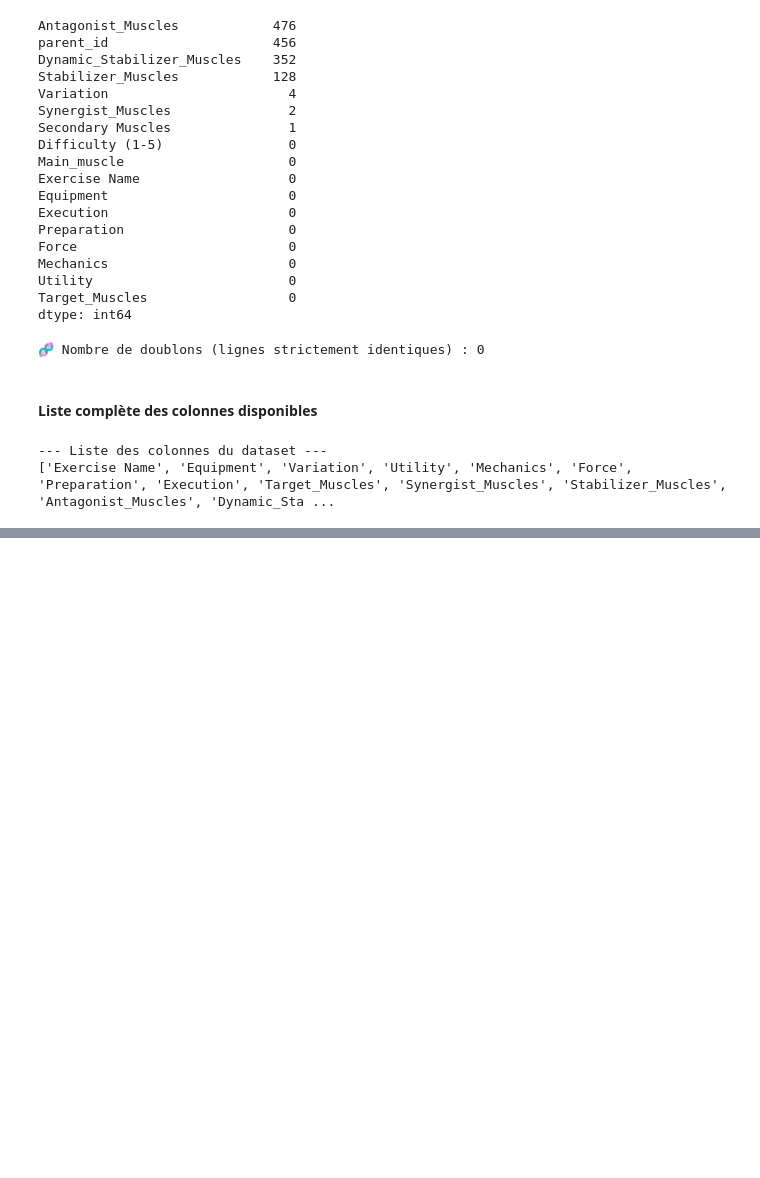
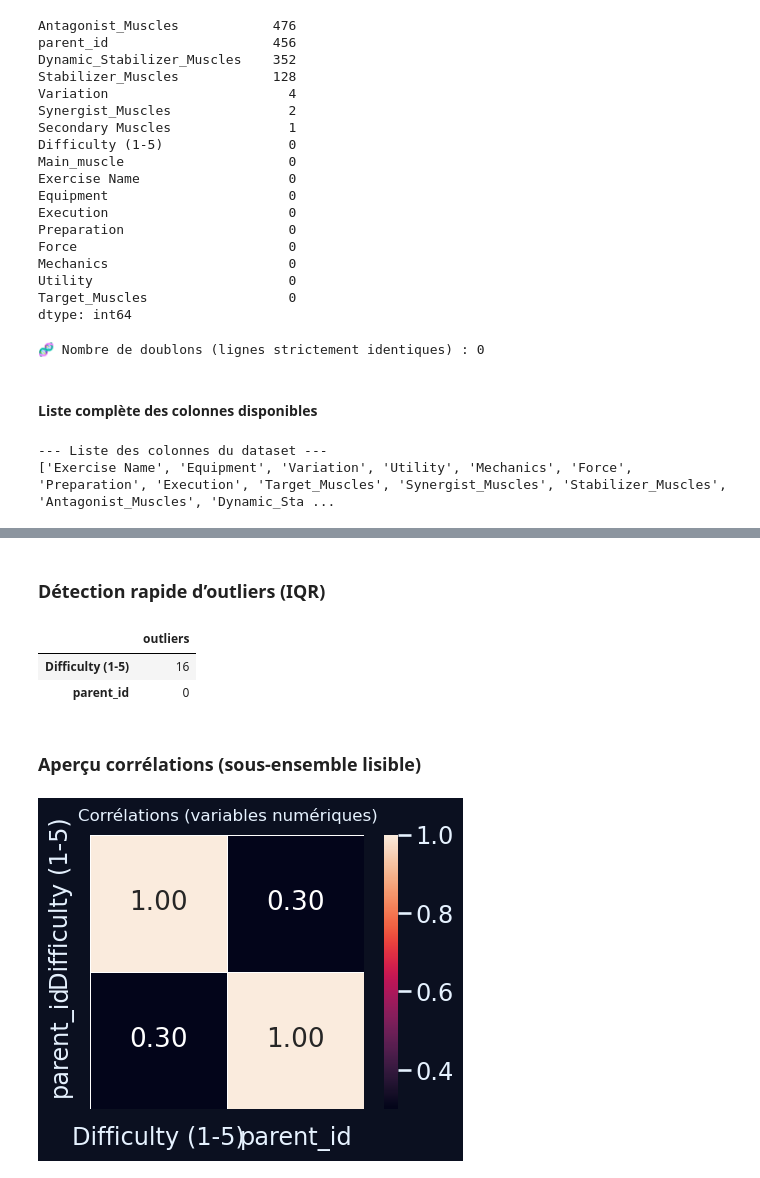
Before and after one commit to happy-developer/train.me, a Jupyter notebook: src/notebooks/eda/gym_exercises_dataset/eda_gym_exercises_dataset.ipynb, the cells around one changed output, grey strips where cells are left out. Cells and saved outputs as stored; diff of their text form; code cells hidden in the pictures; blank space fills up the shorter version.

```diff
--- a/src/notebooks/eda/gym_exercises_dataset/eda_gym_exercises_dataset.ipynb
+++ b/src/notebooks/eda/gym_exercises_dataset/eda_gym_exercises_dataset.ipynb
@@ -226,0 +341,42 @@ print(df.columns.tolist())
+# %% [markdown]
+### Détection rapide d’outliers (IQR)
+# %%
+iqr_report = {}
+
+for col in num_cols:
+    Q1 = df[col].quantile(0.25)
+    Q3 = df[col].quantile(0.75)
+    IQR = Q3 - Q1
+
+    outliers = df[(df[col] < Q1 - 1.5 * IQR) | (df[col] > Q3 + 1.5 * IQR)]
+    iqr_report[col] = len(outliers)
+
+iqr_df = pd.DataFrame.from_dict(iqr_report, orient="index", columns=["outliers"])
+iqr_df.sort_values("outliers", ascending=False)
+# %% [output]
+|  | outliers |
+| Difficulty (1-5) | 16 |
+| parent_id | 0 |
+# %% [markdown]
+### Aperçu corrélations (sous-ensemble lisible)
+# %%
+if len(num_cols) >= 2:
+    subset_cols = num_cols  # très peu de variables numériques ici
+    corr = df[subset_cols].corr(numeric_only=True)
+
+    plt.figure(figsize=(5, 4))
+    sns.heatmap(
+        corr,
+        annot=True,
+        fmt=".2f",
+        square=True,
+        cbar=True,
+        linewidths=0.5,
+    )
+    plt.title("Corrélations (variables numériques)", fontsize=12, pad=10)
+    plt.tight_layout()
+    plt.show()
+else:
+    print("ℹ️ Corrélation non pertinente : une seule variable numérique disponible.")
+# %% [output]
+[figure, added]
```
Also changed, not shown: parts of 10 cells of this notebook, 1 other file.
